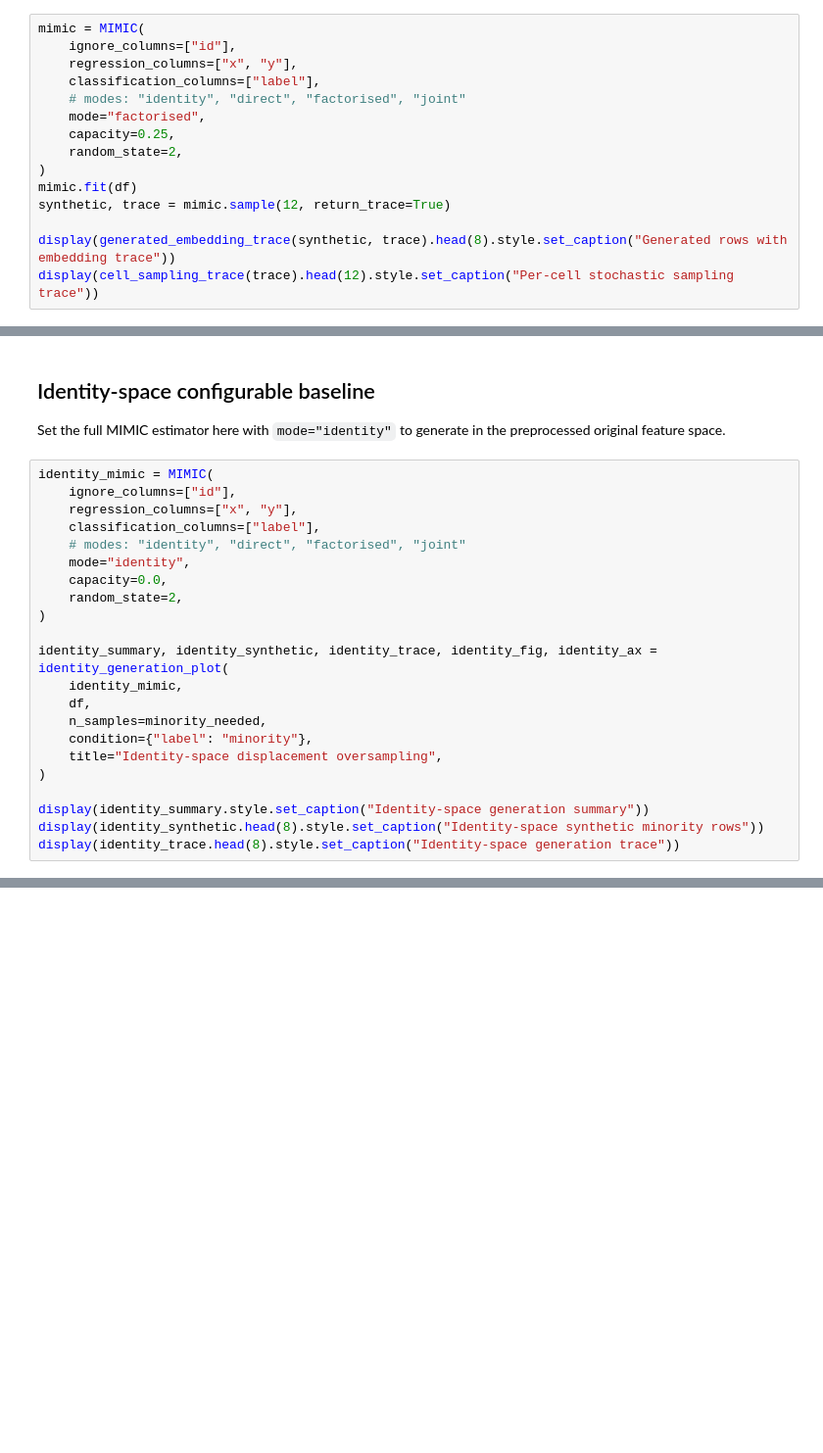
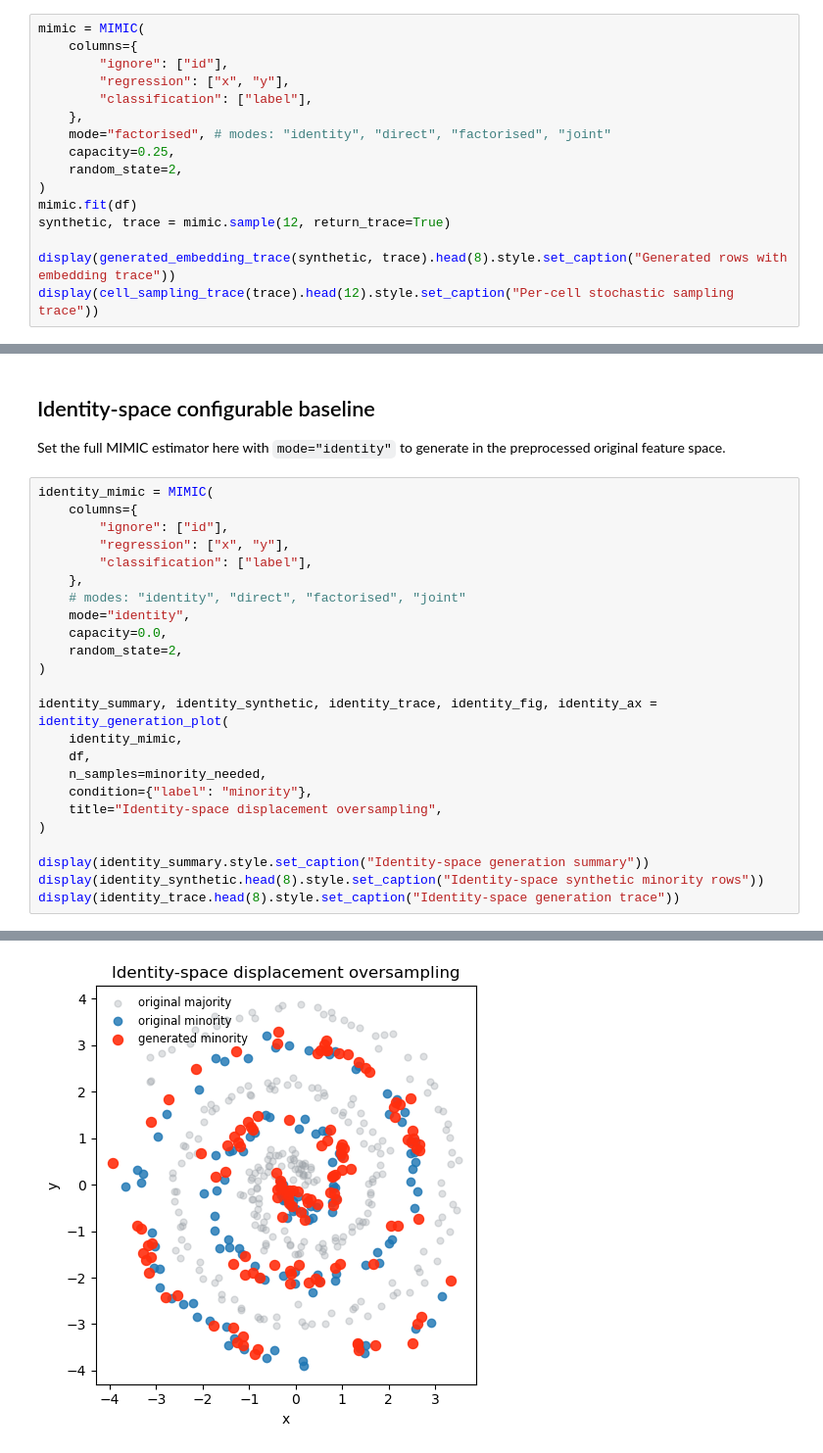
Before and after one commit to fabriziocosta/MIMIC, a Jupyter notebook: notebooks/03_generation_oversampling_traceability.ipynb, the cells around one changed output, grey strips where cells are left out. Shown at 98% size. Cells and saved outputs as stored; diff of their text form; blank space fills up the shorter version.

Commit message:
Replace column role args with columns mapping

```diff
--- a/notebooks/03_generation_oversampling_traceability.ipynb
+++ b/notebooks/03_generation_oversampling_traceability.ipynb
@@ -41,10 +57,11 @@ display(df.head(8).style.set_caption("Original two-spiral training rows"))
 # %%
 mimic = MIMIC(
-    ignore_columns=["id"],
-    regression_columns=["x", "y"],
-    classification_columns=["label"],
-    # modes: "identity", "direct", "factorised", "joint"
-    mode="factorised",
+    columns={
+        "ignore": ["id"],
+        "regression": ["x", "y"],
+        "classification": ["label"],
+    },
+    mode="factorised", # modes: "identity", "direct", "factorised", "joint"
     capacity=0.25,
     random_state=2,
 )
@@ -73,9 +147,11 @@ fig, ax = plot_oversampling(df, minority_synthetic)
 Set the full MIMIC estimator here with `mode="identity"` to generate in the preprocessed original feature space.
 # %%
 identity_mimic = MIMIC(
-    ignore_columns=["id"],
-    regression_columns=["x", "y"],
-    classification_columns=["label"],
+    columns={
+        "ignore": ["id"],
+        "regression": ["x", "y"],
+        "classification": ["label"],
+    },
     # modes: "identity", "direct", "factorised", "joint"
     mode="identity",
     capacity=0.0,
@@ -93,3 +169,4 @@ identity_summary, identity_synthetic, identity_trace, identity_fig, identity_ax
 display(identity_summary.style.set_caption("Identity-space generation summary"))
 display(identity_synthetic.head(8).style.set_caption("Identity-space synthetic minority rows"))
 display(identity_trace.head(8).style.set_caption("Identity-space generation trace"))
+# %% [output]
@@ -95,0 +196 @@ display(identity_trace.head(8).style.set_caption("Identity-space generation trac
+[figure, added]
```
Also changed, not shown: parts of 5 cells of this notebook, 9 other files.
